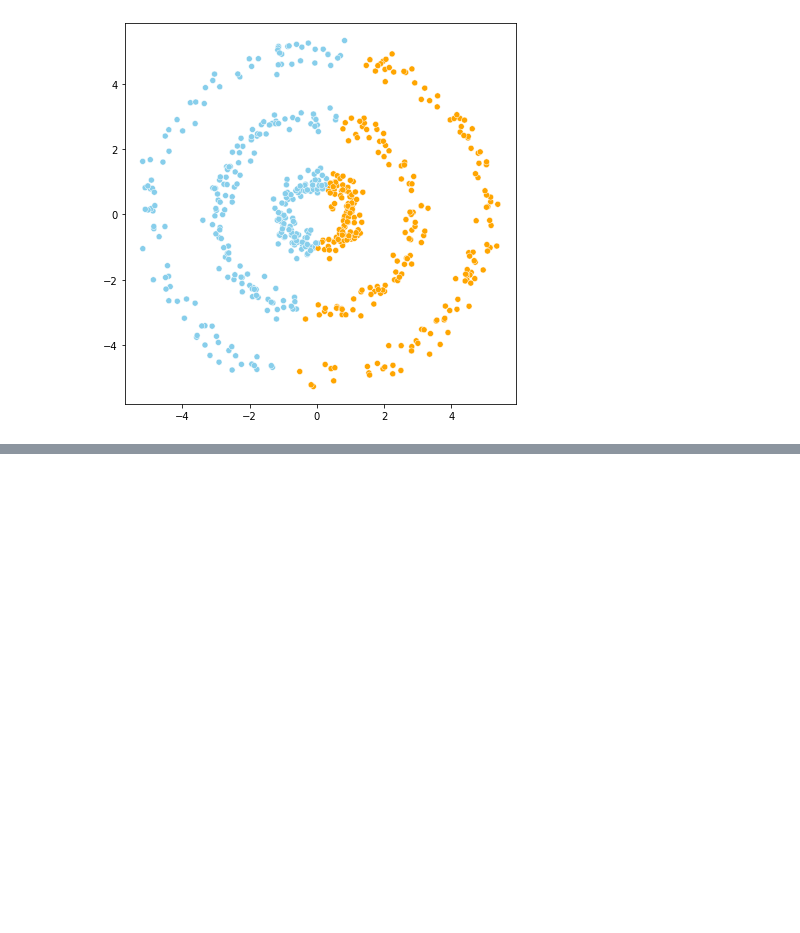
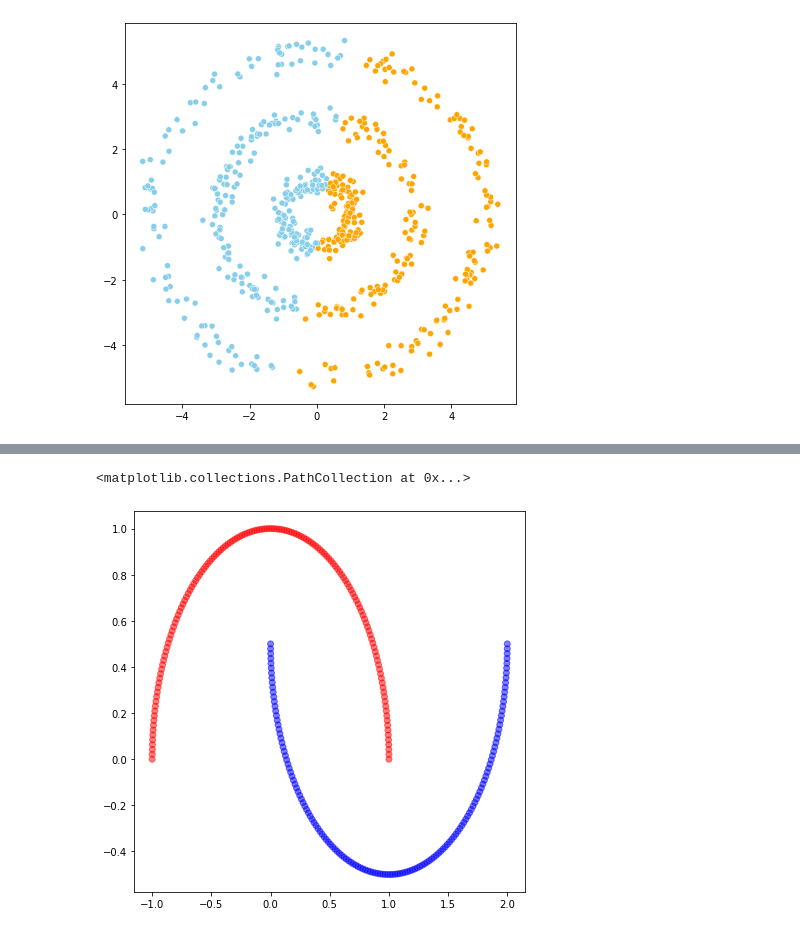
Before and after one commit to Vaycold/Python_ML, a Jupyter notebook: Pattern_Recognition/패턴학습 및 비지도학습.ipynb, the cells around one changed output, grey strips where cells are left out. Cells and saved outputs as stored; diff of their text form; code cells hidden in the pictures; blank space fills up the shorter version.

```diff
--- a/Pattern_Recognition/패턴학습 및 비지도학습.ipynb
+++ b/Pattern_Recognition/패턴학습 및 비지도학습.ipynb
@@ -344,0 +384,16 @@ plt.show()
+# %%
+# 새로운 데이터 형성
+
+x_3, y_3 = make_moons(n_samples=300, random_state=1)
+
+plt.figure(figsize=(7,7))
+color_code = { 0 : 'red', 1:'blue'}
+
+plt.scatter(
+            x_3[:,0],
+            x_3[:,1],
+            c = [color_code.get(i) for i in y_3], alpha=0.5
+)
+# %% [output]
+<matplotlib.collections.PathCollection at 0x...>
+[figure, added]
```
Also changed, not shown: parts of 13 cells of this notebook.
